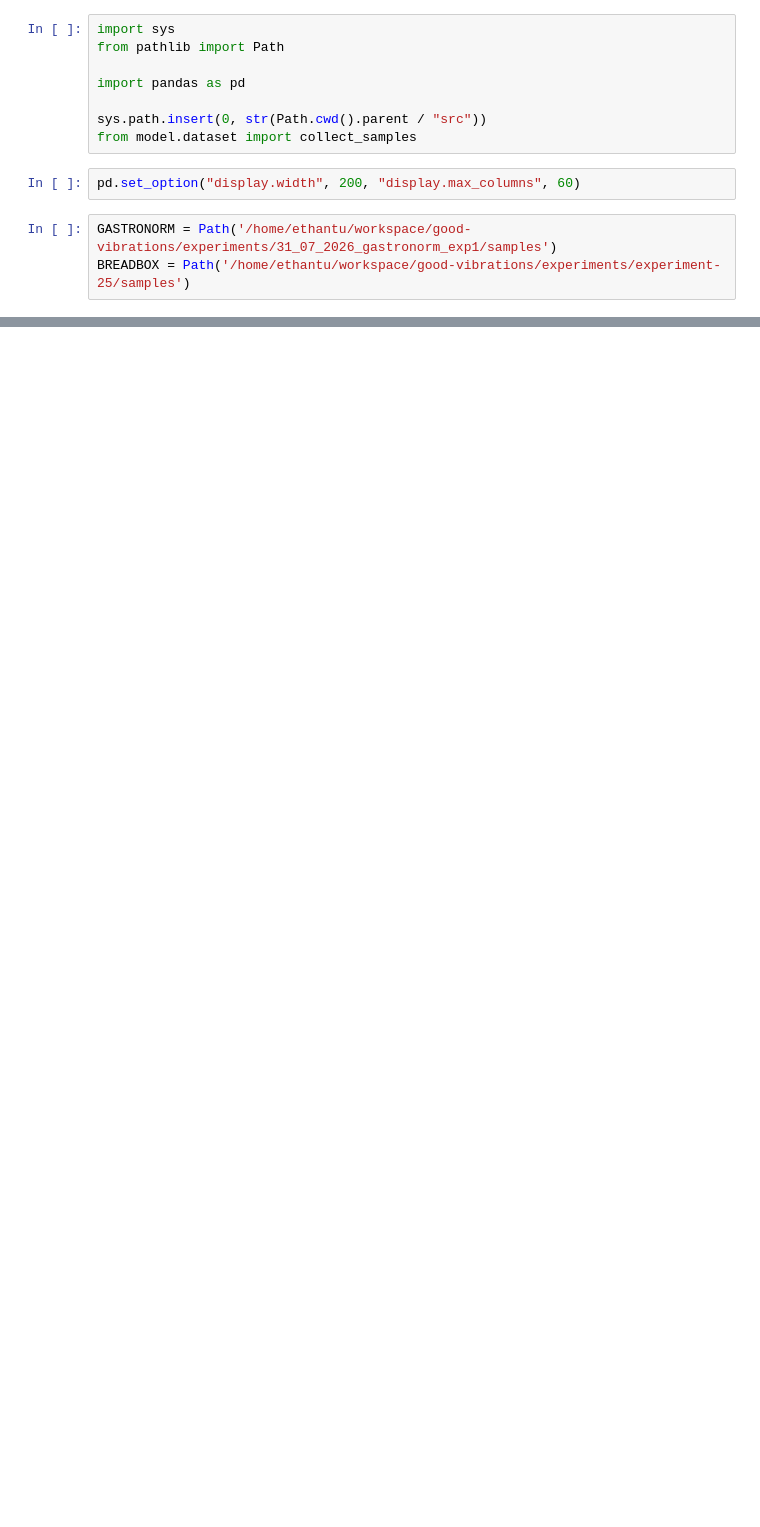
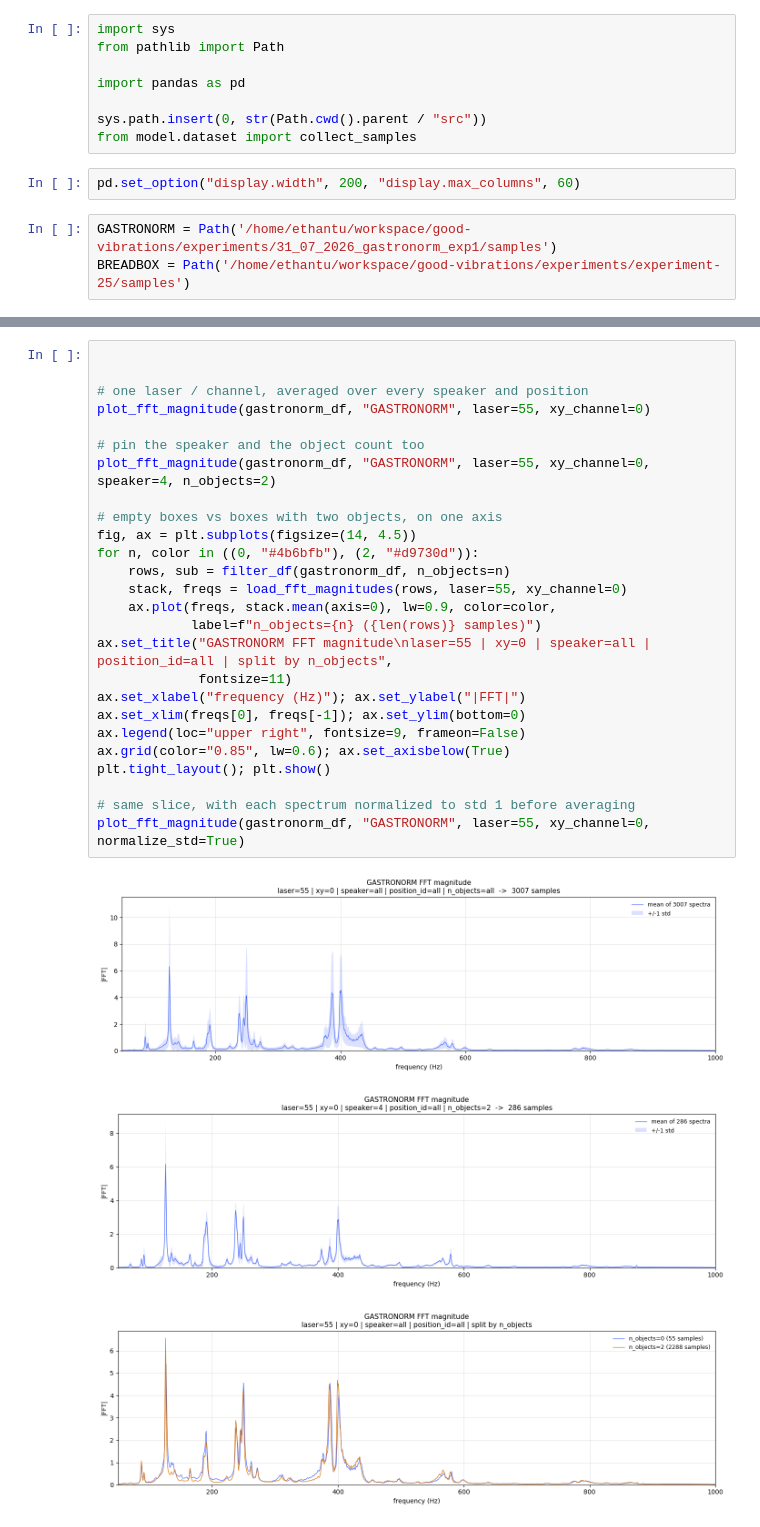
Before and after one commit to eitanturok/good-vibrations, a Jupyter notebook: notebooks/63_gastronorm.ipynb, the cells around one changed output, grey strips where cells are left out. Saved outputs shown, nothing was run; the diff lists cells and outputs as text; blank space fills up the shorter version.

```diff
--- a/notebooks/63_gastronorm.ipynb
+++ b/notebooks/63_gastronorm.ipynb
@@ -48,0 +371,30 @@ KeyError: 'sample_id'
+# %%
+
+
+# one laser / channel, averaged over every speaker and position
+plot_fft_magnitude(gastronorm_df, "GASTRONORM", laser=55, xy_channel=0)
+
+# pin the speaker and the object count too
+plot_fft_magnitude(gastronorm_df, "GASTRONORM", laser=55, xy_channel=0, speaker=4, n_objects=2)
+
+# empty boxes vs boxes with two objects, on one axis
+fig, ax = plt.subplots(figsize=(14, 4.5))
+for n, color in ((0, "#4b6bfb"), (2, "#d9730d")):
+    rows, sub = filter_df(gastronorm_df, n_objects=n)
+    stack, freqs = load_fft_magnitudes(rows, laser=55, xy_channel=0)
+    ax.plot(freqs, stack.mean(axis=0), lw=0.9, color=color,
+            label=f"n_objects={n} ({len(rows)} samples)")
+ax.set_title("GASTRONORM FFT magnitude\nlaser=55 | xy=0 | speaker=all | position_id=all | split by n_objects",
+             fontsize=11)
+ax.set_xlabel("frequency (Hz)"); ax.set_ylabel("|FFT|")
+ax.set_xlim(freqs[0], freqs[-1]); ax.set_ylim(bottom=0)
+ax.legend(loc="upper right", fontsize=9, frameon=False)
+ax.grid(color="0.85", lw=0.6); ax.set_axisbelow(True)
+plt.tight_layout(); plt.show()
+
+# same slice, with each spectrum normalized to std 1 before averaging
+plot_fft_magnitude(gastronorm_df, "GASTRONORM", laser=55, xy_channel=0, normalize_std=True)
+# %% [output]
+[figure, added]
+[figure, added]
+[figure, added]
```
Also changed, not shown: parts of 28 cells of this notebook, 1 other file.
